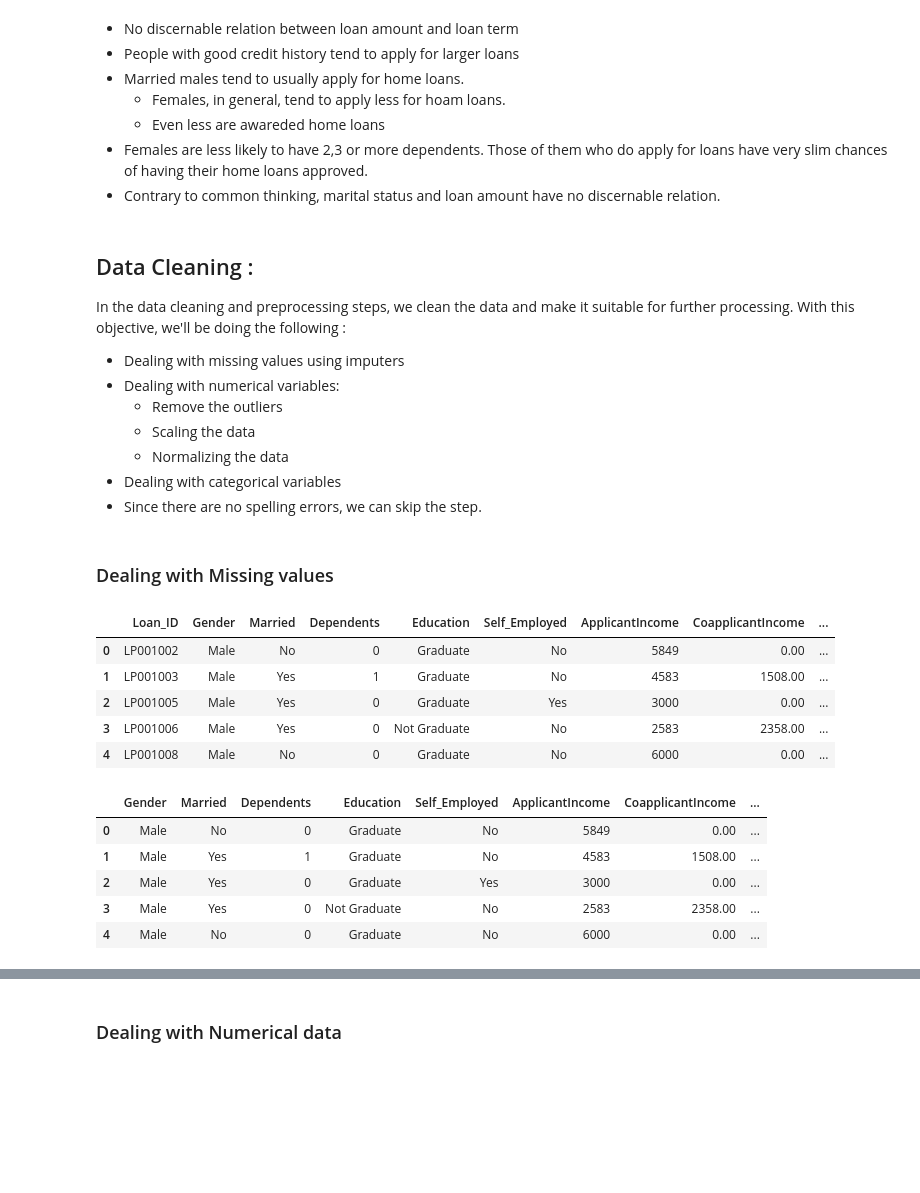
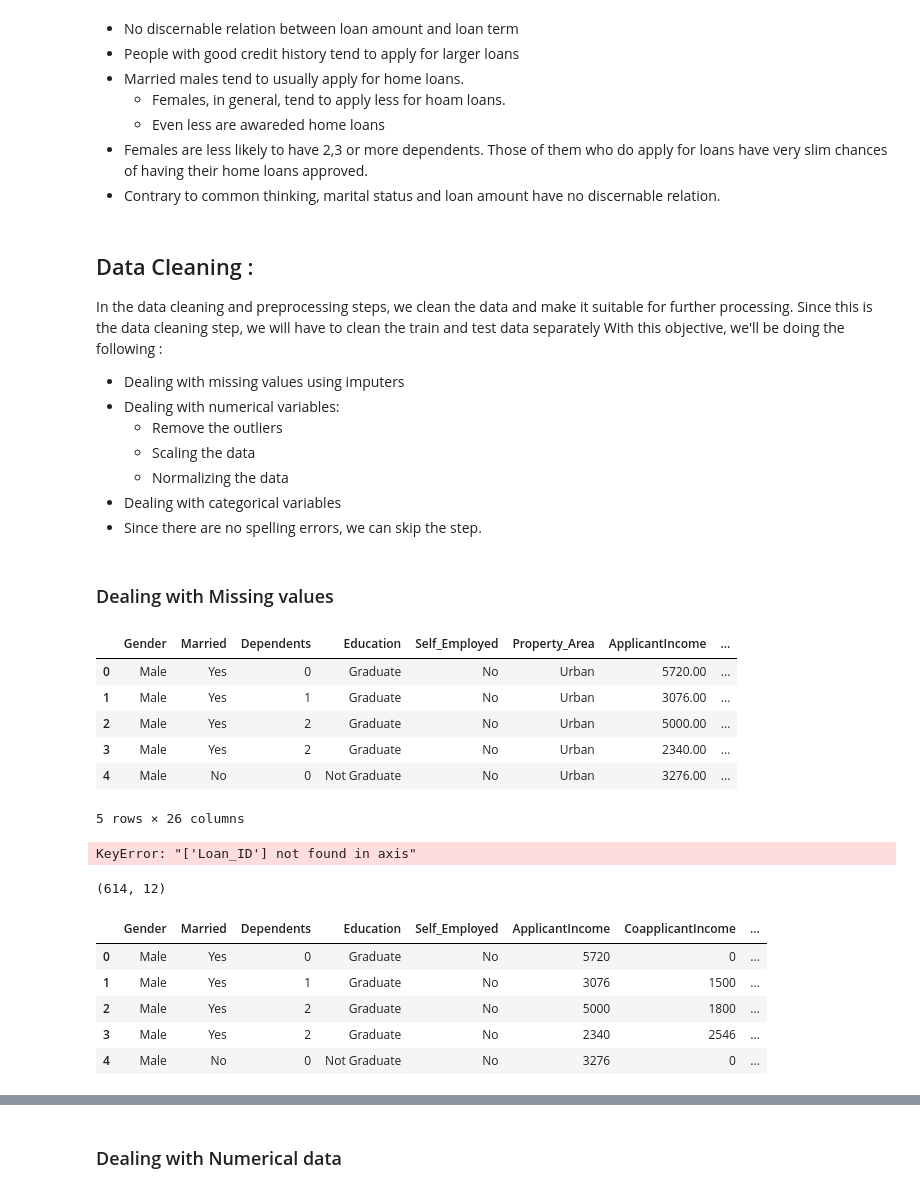
Before and after one commit to bhaskarmulik/Home-loan-prediction-model, a Jupyter notebook: src.ipynb, the cells around one changed output, grey strips where cells are left out. Saved outputs shown, nothing was run; the diff lists cells and outputs as text; code cells hidden in the pictures; blank space fills up the shorter version.

```diff
--- a/src.ipynb
+++ b/src.ipynb
@@ -540,6 +545,7 @@ plt.show()
 # %% [markdown]
 ## Data Cleaning :
 In the data cleaning and preprocessing steps, we clean the data and make it suitable for further processing.
+Since this is the data cleaning step, we will have to clean the train and test data separately
 With this objective, we'll be doing the following :
 * Dealing with missing values using imputers
 * Dealing with numerical variables:
@@ -552,27 +558,36 @@ With this objective, we'll be doing the following :
 ### Dealing with Missing values
 # %%
 #First, we inspect the data again.
-df.head()
+#'train' -> df
+#'test' -> everything except the Loan_status column
+#Now we will clean the data
+train.head()
+test.head()
 # %% [output]
-|  | Loan_ID | Gender | Married | Dependents | Education | Self_Employed | ApplicantIncome | CoapplicantIncome | ... |
-| 0 | LP001002 | Male | No | 0 | Graduate | No | 5849 | 0.00 | ... |
-| 1 | LP001003 | Male | Yes | 1 | Graduate | No | 4583 | 1508.00 | ... |
-| 2 | LP001005 | Male | Yes | 0 | Graduate | Yes | 3000 | 0.00 | ... |
-| 3 | LP001006 | Male | Yes | 0 | Not Graduate | No | 2583 | 2358.00 | ... |
-| 4 | LP001008 | Male | No | 0 | Graduate | No | 6000 | 0.00 | ... |
+|  | Gender | Married | Dependents | Education | Self_Employed | Property_Area | ApplicantIncome | ... |
+| 0 | Male | Yes | 0 | Graduate | No | Urban | 5720.00 | ... |
+| 1 | Male | Yes | 1 | Graduate | No | Urban | 3076.00 | ... |
+| 2 | Male | Yes | 2 | Graduate | No | Urban | 5000.00 | ... |
+| 3 | Male | Yes | 2 | Graduate | No | Urban | 2340.00 | ... |
+| 4 | Male | No | 0 | Not Graduate | No | Urban | 3276.00 | ... |
+5 rows × 26 columns
 # %%
 #We will now drop the 'Loan_ID' column as it is does not provide any insight into the loan status
-df.drop('Loan_ID', axis=1, inplace=True)
-#Also, since the 'Loan_Status' is our target variable, we will store it in a separate variable
-y = df['Loan_Status']
-X = df.drop('Loan_Status', axis=1, inplace=True)
-df.head()
+train.drop('Loan_ID', axis=1, inplace=True)
+test.drop('Loan_ID', axis=1, inplace=True)
 # %% [output]
-|  | Gender | Married | Dependents | Education | Self_Employed | ApplicantIncome | CoapplicantIncome | ... |
-| 0 | Male | No | 0 | Graduate | No | 5849 | 0.00 | ... |
-| 1 | Male | Yes | 1 | Graduate | No | 4583 | 1508.00 | ... |
-| 2 | Male | Yes | 0 | Graduate | Yes | 3000 | 0.00 | ... |
-| 3 | Male | Yes | 0 | Not Graduate | No | 2583 | 2358.00 | ... |
-| 4 | Male | No | 0 | Graduate | No | 6000 | 0.00 | ... |
+KeyError: "['Loan_ID'] not found in axis"
+# %%
+#Inspect the chaanges
+print(train.shape)
+test.head()
+# %% [output]
+(614, 12)
+|  | Gender | Married | Dependents | Education | Self_Employed | ApplicantIncome | CoapplicantIncome | ... |
+| 0 | Male | Yes | 0 | Graduate | No | 5720 | 0 | ... |
+| 1 | Male | Yes | 1 | Graduate | No | 3076 | 1500 | ... |
+| 2 | Male | Yes | 2 | Graduate | No | 5000 | 1800 | ... |
+| 3 | Male | Yes | 2 | Graduate | No | 2340 | 2546 | ... |
+| 4 | Male | No | 0 | Not Graduate | No | 3276 | 0 | ... |
 # %%
 #Now, we first check for missing values in the dataset
```
Also changed, not shown: parts of 47 cells of this notebook, 1 other file.
